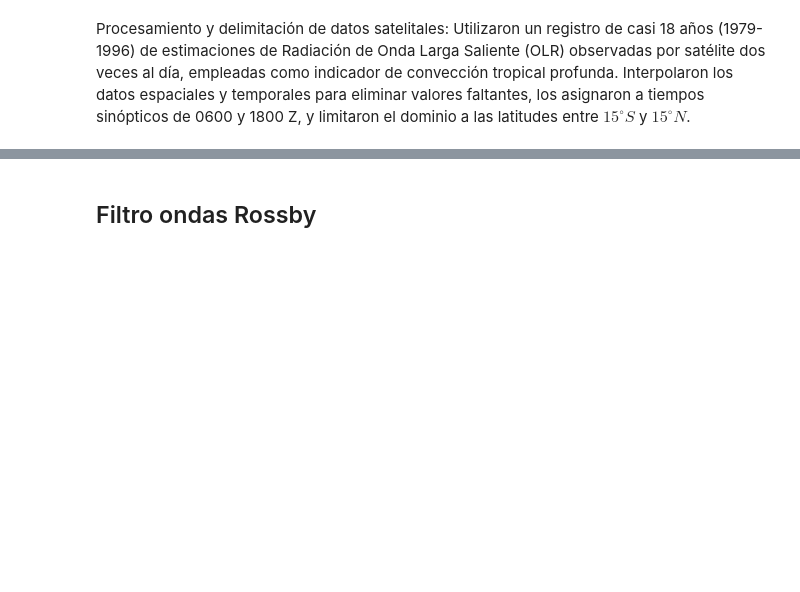
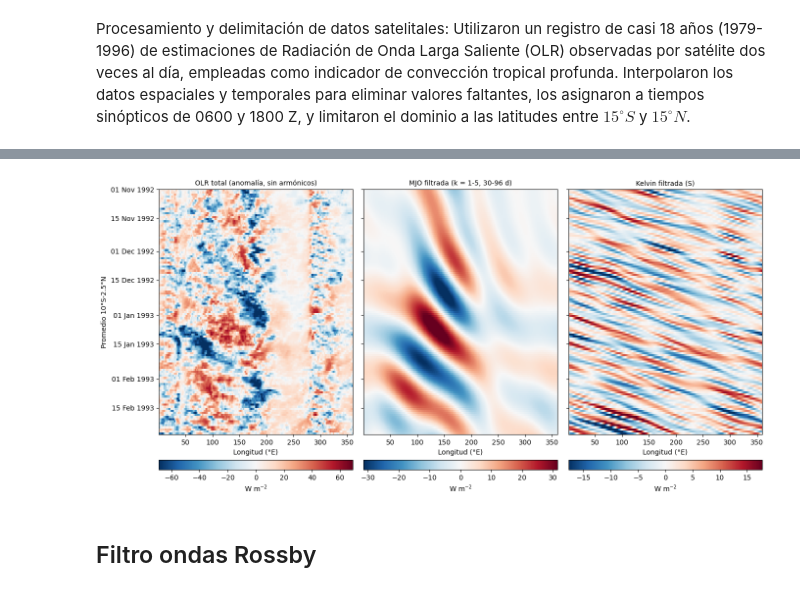
Before and after one commit to Juliant06/paper_soms_mjo, a Jupyter notebook: som_mjo.ipynb, the cells around one changed output, grey strips where cells are left out. Saved outputs shown, nothing was run; the diff lists cells and outputs as text; code cells hidden in the pictures; blank space fills up the shorter version.

```diff
--- a/som_mjo.ipynb
+++ b/som_mjo.ipynb
@@ -149,3 +52,10 @@ OESTE: pico en f=+0.1042 cpd, k=-3
+# %%
+from wk_99_filter import wk_99_filter, graficar_hovmoller
+
+wk = wk_99_filter(sub)          # tu registro (o el subconjunto que ya probaste)
+fig = graficar_hovmoller(wk, '1992-11-01', '1993-02-28', salida='hovmoller.png')
+# %% [output]
+[figure, added]
 # %% [markdown]
 ## Filtro ondas Rossby
 # %% [markdown]
```
Also changed, not shown: parts of 19 cells of this notebook, 1 other file.
